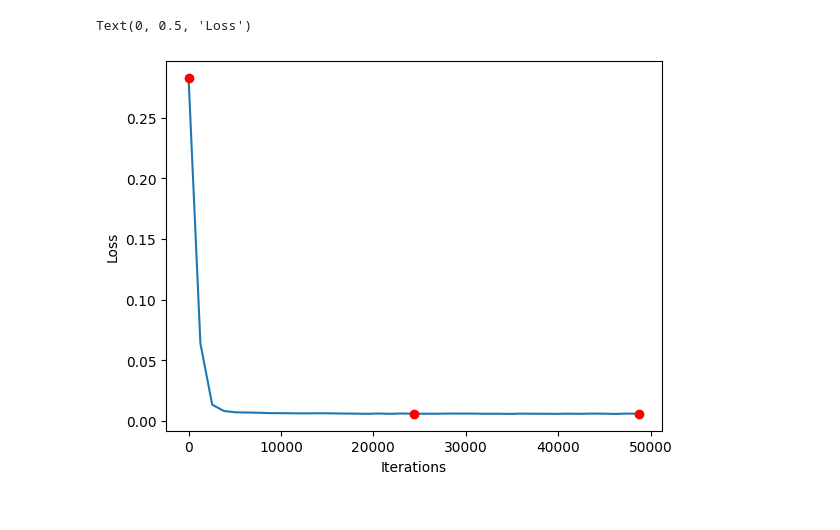
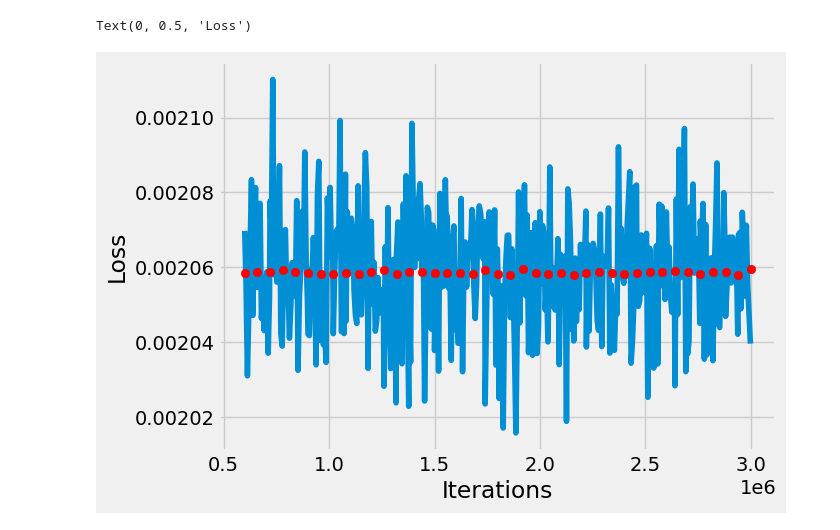
Before and after one commit to TecAI-SantaFe/sindy_autoencoder_pendulum, a Jupyter notebook: pendulum/evaluate.ipynb, the cells around one changed output. Saved outputs shown, nothing was run; the diff lists cells and outputs as text; code cells hidden in the pictures.

```diff
--- a/pendulum/evaluate.ipynb
+++ b/pendulum/evaluate.ipynb
@@ -43,14 +41,14 @@ with open('train_data/test_losses.dat', 'r') as f:
         t_test.append(v[0])
         test_losses.append(v[1])
 # %%
-plt.plot(t_train,train_losses,zorder=5)
-plt.scatter(t_test,test_losses,color='r',zorder=15)
+plt.plot(t_train[100:],train_losses[100:],zorder=5)
+plt.scatter(t_test[10:],test_losses[10:],color='r',zorder=15)
 plt.style.use('fivethirtyeight')
 plt.xlabel('Iterations')
 plt.ylabel('Loss')
 # %% [output]
 Text(0, 0.5, 'Loss')
-[figure, old version]
+[figure, new version]
 # %%
 t_train = []
 sindy_weights = [[] for i in range(10)]
```
Also changed, not shown: parts of 2 cells of this notebook, 9 other files.
